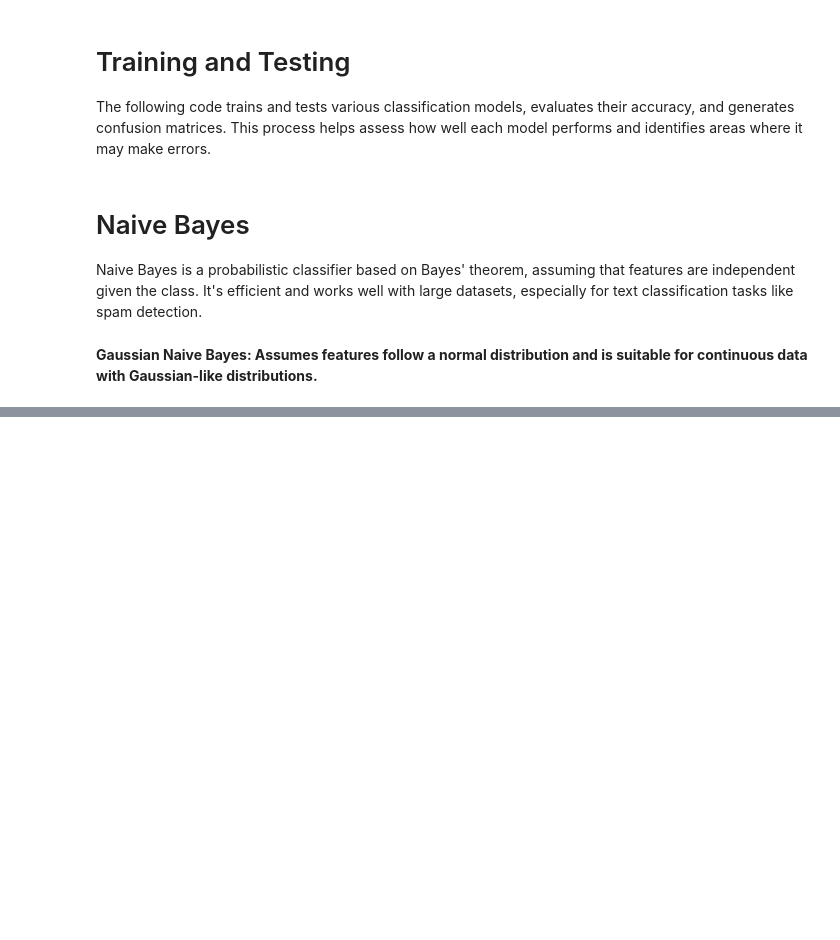
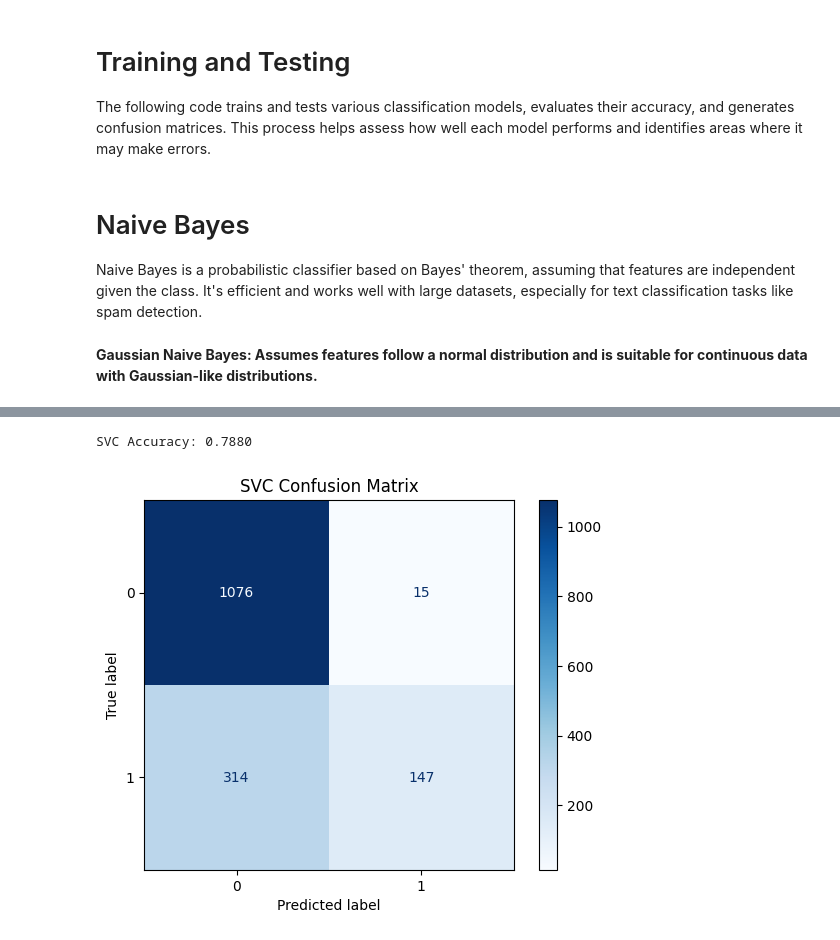
Before and after one commit to MuhammadShavaiz/Spam_or_Ham_EmailDetection, a Jupyter notebook: Spam_Email_Detection.ipynb, the cells around one changed output, grey strips where cells are left out. Drawn from its saved outputs; the diff is of its cells as text; code cells hidden in the pictures; blank space fills up the shorter version.

```diff
--- a/Spam_Email_Detection.ipynb
+++ b/Spam_Email_Detection.ipynb
@@ -199,0 +225,6 @@ GaussianNB Accuracy: 0.9594
+# %%
+# storing the model result in a variable, printing accuracy and confusion matrix
+SVC_result = evaluate_model('SVC')
+# %% [output]
+SVC Accuracy: 0.7880
+[figure, added]
```
Also changed, not shown: parts of 11 cells of this notebook.
